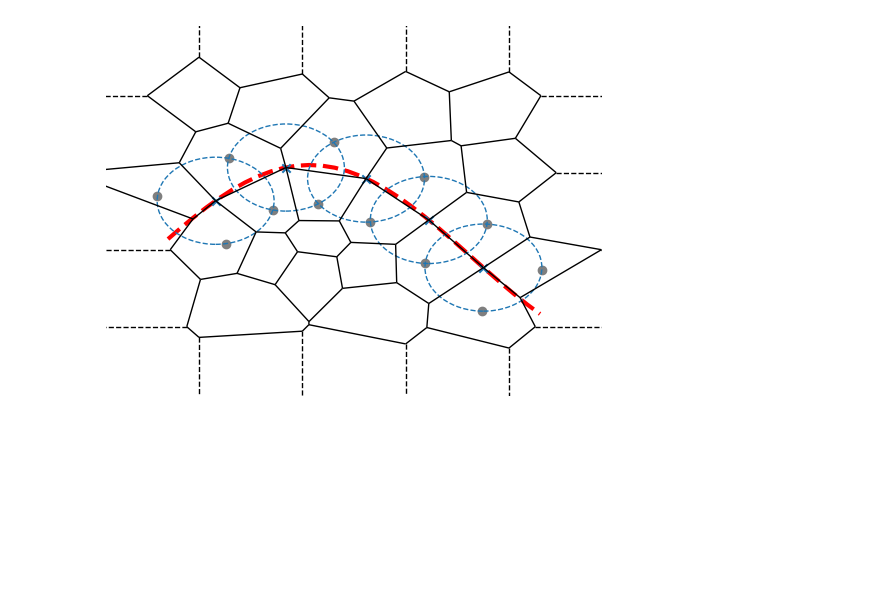
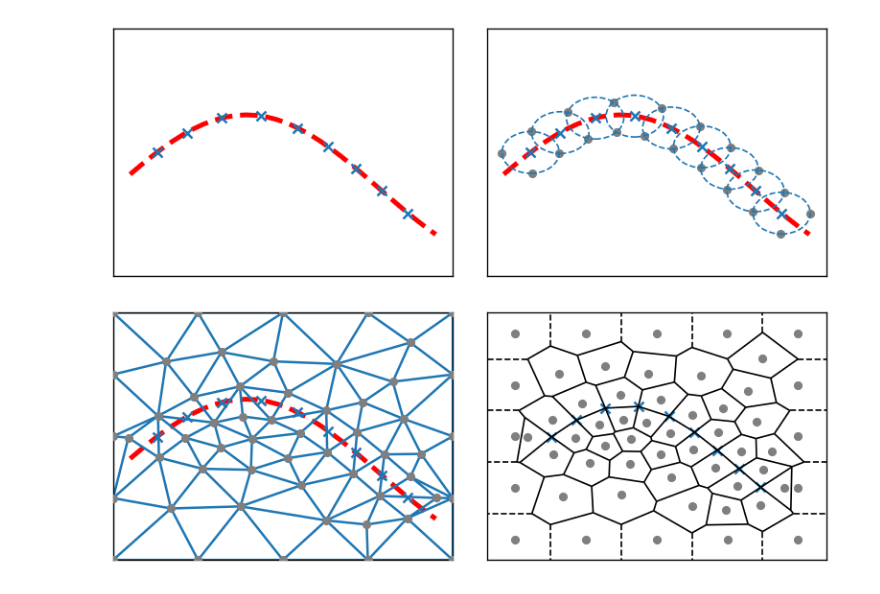
Before and after one commit to SondreHus/upr_gmsh, a Jupyter notebook: src/pebi_gmsh/plots_and_testing/project_plots.ipynb, the cells around one changed output. Drawn from its saved outputs; the diff is of its cells as text; code cells hidden in the pictures; blank space fills up the shorter version.

Commit message:
added additional functionality for plotting

```diff
--- a/src/pebi_gmsh/plots_and_testing/project_plots.ipynb
+++ b/src/pebi_gmsh/plots_and_testing/project_plots.ipynb
@@ -60,45 +118,110 @@ plt.show()
 # %%
 
 # Face constraint test
 
 
 x = np.linspace(0.05,0.95,30)
 y = 0.3*np.sin(4*x) + 0.35
-f_constraint = FConstraint(np.c_[x,y], 0.2)
+f_constraint = FConstraint(np.c_[x,y], 0.12)
 
 
 
 site_data = create_site_locations(f_constraints=[f_constraint])
 sites = site_data.sites
 
 
 
 mesh = generate_constrained_mesh_2d(site_data, h0=0.3)
 
-fig, ax = plt.subplots()
+fig, ((ax0, ax1),(ax2, ax3)) = plt.subplots(2,2, figsize=(8, 6), dpi=120)
 
-tris = Delaunay(sites)
+tris = Delaunay(mesh["node_coords"].reshape((-1,3))[:,:2])
 voronoi = Voronoi(sites)
 centroids = voronoi.vertices
 radii = get_radius_from_voronoi(voronoi)#np.linalg.norm(centroids -  sites[tris.simplices[5:,0]], axis=1)
 # ax.triplot(points[:,0], points[:,1], tris.simplices, c="r")
 circles = list(zip(centroids, radii))
 circles.sort(key = lambda x: x[1])
-for centroid, radius in circles[:5]:
-    ax.scatter(centroid[0], centroid[1], c="C0", marker="x")
+
+ax0.plot(x,y, "r--", zorder=-10, linewidth=3)
+ax1.plot(x,y, "r--", zorder=-10, linewidth=3)
+ax2.plot(x,y, "r--", zorder=-10, linewidth=3)
+# ax3.plot(x,y, "r--", zorder=-10, linewidth=3)
+
+
+for centroid, radius in circles[:9]:
+    ax0.scatter(centroid[0], centroid[1], c="C0", marker="x")
+    ax1.scatter(centroid[0], centroid[1], c="C0", marker="x")
+    ax2.scatter(centroid[0], centroid[1], c="C0", marker="x")
+    ax3.scatter(centroid[0], centroid[1], c="C0", marker="x")
+
     circle = plt.Circle(centroid,radius, fill=False, linestyle="--", color="C0")
-    ax.add_patch(circle)
+    ax1.add_patch(circle)
+    # circle = plt.Circle(centroid,radius, fill=False, linestyle="--", color="C0")
+    # ax2.add_patch(circle)
+    # circle = plt.Circle(centroid,radius, fill=False, linestyle="--", color="C0")
+    # ax3.add_patch(circle)
 
-ax.plot(x,y, "r--", zorder=-10, linewidth=3)
-ax.set_ylim((0,1))
-ax.set_xlim((0,1))
 
-ax.scatter(sites[:,0], sites[:,1], c="C7")
-ax.axis('off')
-voronoi = Voronoi(mesh["node_coords"].reshape((-1,3))[:,:2])
-voronoi_plot_2d(voronoi, ax=ax, show_points=False, show_vertices=False)
 
-plt.show()
+ax0.set_ylim((0,1))
+ax0.set_xlim((0,1))
+ax1.set_ylim((0,1))
+ax1.set_xlim((0,1))
+ax2.set_ylim((0,1))
+ax2.set_xlim((0,1))
+ax3.set_ylim((0,1))
+ax3.set_xlim((0,1))
+
+ax0.set_yticks([])
+ax0.set_xticks([])
+ax1.set_yticks([])
+ax1.set_xticks([])
+ax2.set_yticks([])
+ax2.set_xticks([])
+ax3.set_yticks([])
+ax3.set_xticks([])
+
+ax0.set_yticklabels([])
+ax0.set_xticklabels([])
+ax1.set_yticklabels([])
+ax1.set_xticklabels([])
+ax2.set_yticklabels([])
+ax2.set_xticklabels([])
+ax3.set_yticklabels([])
+ax3.set_xticklabels([])
+
+plt.subplots_adjust(wspace=.1, hspace=.15)
+
+ax1.scatter(sites[:,0], sites[:,1], c="C7", s=20)
+# ax3.scatter(sites[:,0], sites[:,1], c="C7")
+
+
+# ax0.axis('off')
+# ax1.axis('off')
+# ax2.axis('off')
+
+# ax3.axis('off')
+points = mesh["node_coords"].reshape((-1,3))[:,:2]
+ax2.scatter(points[:,0], points[:,1], c="C7", zorder=10, s=20)
+ax3.scatter(points[:,0], points[:,1], c="C7", zorder=10, s=20)
+
+voronoi = Voronoi(points)
+ax2.triplot(points[:,0], points[:,1], tris.simplices, zorder=-2)
+# voronoi_plot_2d(voronoi, ax=ax2, show_points=True, show_vertices=False)
+voronoi_plot_2d(voronoi, ax=ax3, show_points=False, show_vertices=False)
+
+
+# Save just the portion _inside_ the second axis's boundaries
+extent = ax0.get_window_extent().transformed(fig.dpi_scale_trans.inverted())
+fig.savefig('f_constraint_0.png', bbox_inches=extent.expanded(1.1, 1.1))
+extent = ax1.get_window_extent().transformed(fig.dpi_scale_trans.inverted())
+fig.savefig('f_constraint_1.png', bbox_inches=extent.expanded(1.1, 1.1))
+extent = ax2.get_window_extent().transformed(fig.dpi_scale_trans.inverted())
+fig.savefig('f_constraint_2.png', bbox_inches=extent.expanded(1.1, 1.1))
+extent = ax3.get_window_extent().transformed(fig.dpi_scale_trans.inverted())
+fig.savefig('f_constraint_3.png', bbox_inches=extent.expanded(1.1, 1.1))
+# Pad the saved area by 10% in the x-direction and 20% in the y-directi
 # %% [output]
-[figure, old version]
+[figure, new version]
 # %%
```
Also changed, not shown: parts of 8 cells of this notebook, 14 other files.
